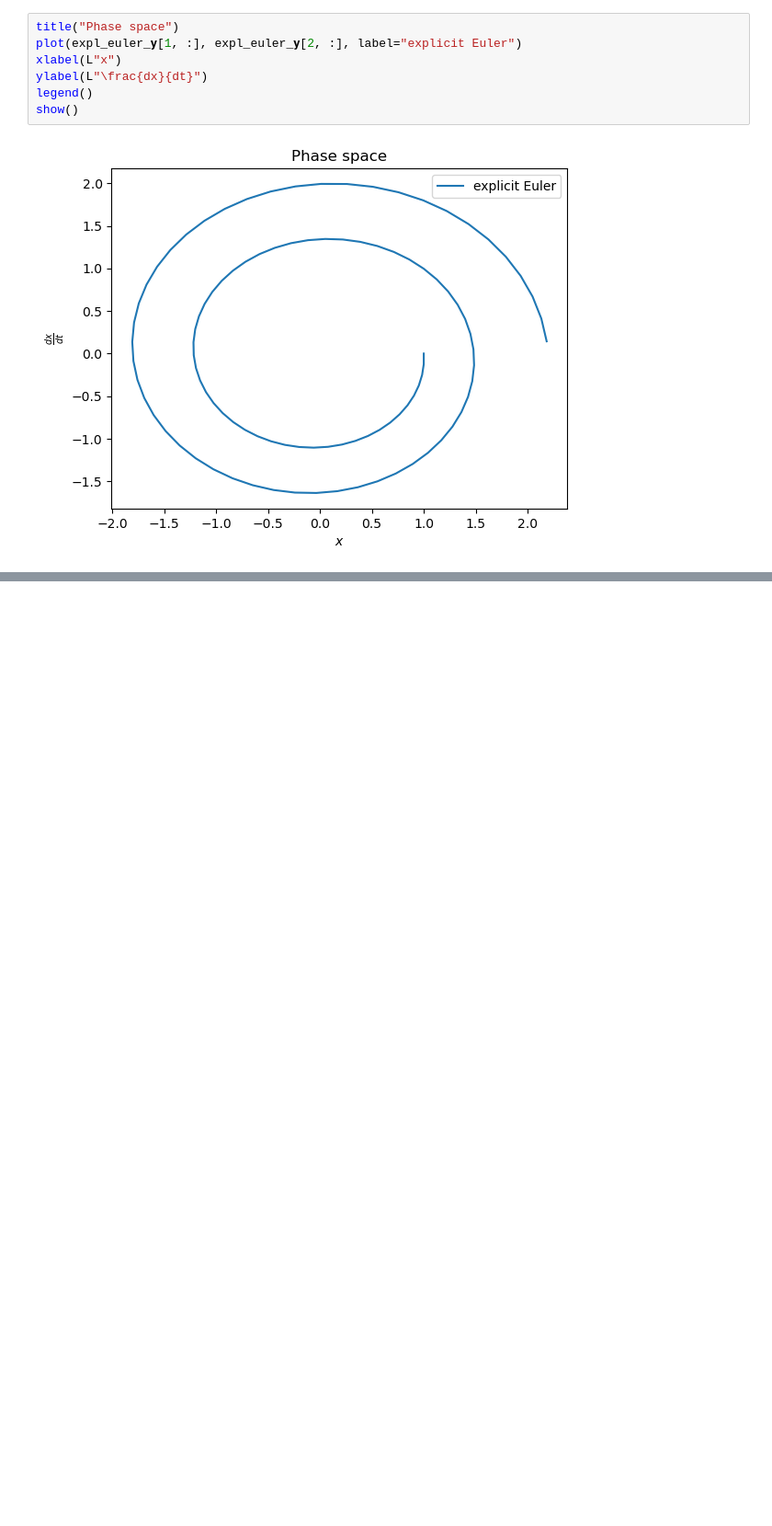
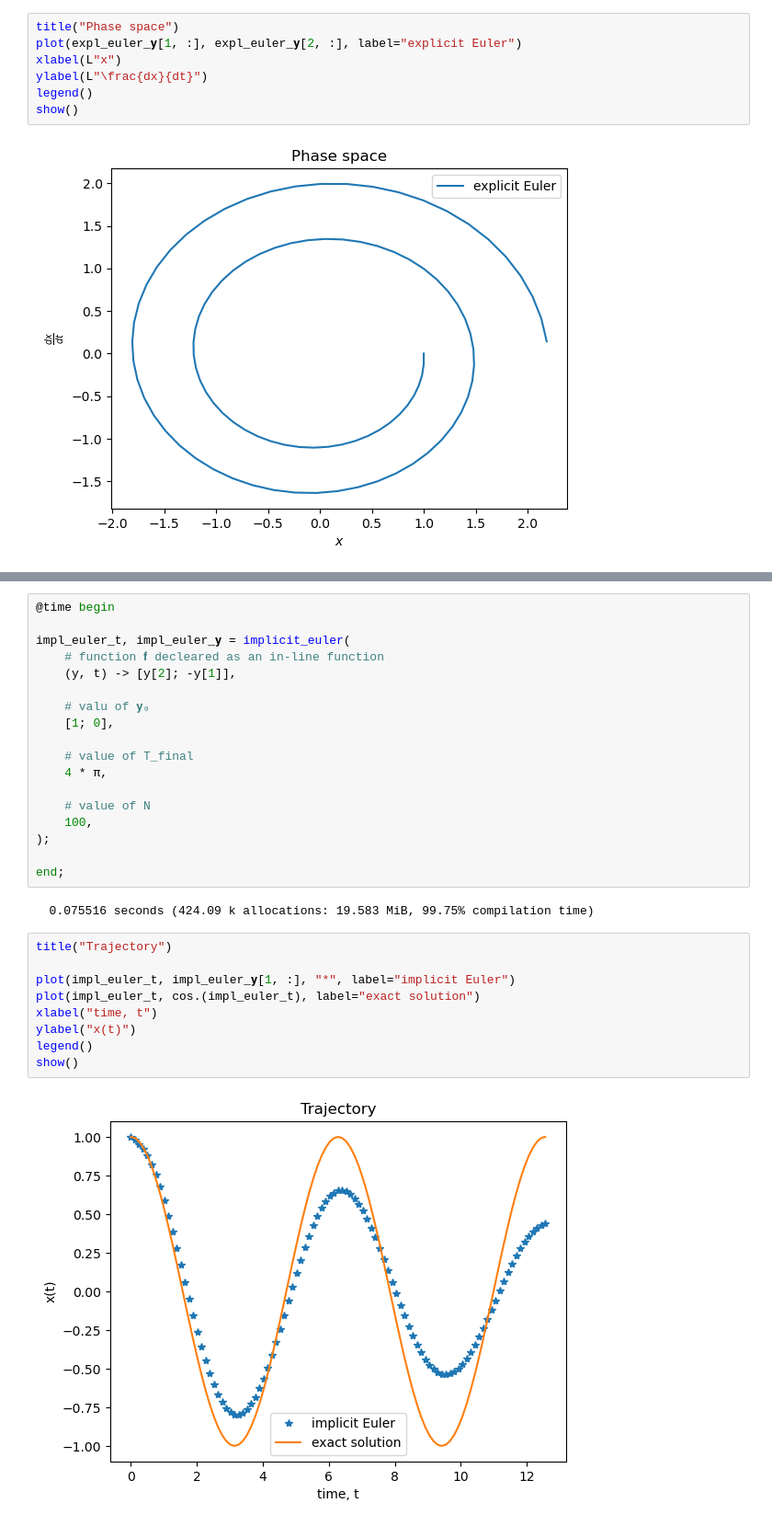
Before and after one commit to tkeegan12/Course_Computational_Physics_and_Engineering, a Jupyter notebook: Module3_Ordinary_Differential_Equations.ipynb, the cells around one changed output, grey strips where cells are left out. Shown at 92% size. Drawn from its saved outputs; the diff is of its cells as text; blank space fills up the shorter version.

```diff
--- a/Module3_Ordinary_Differential_Equations.ipynb
+++ b/Module3_Ordinary_Differential_Equations.ipynb
@@ -168,0 +303,31 @@ In practice, [the forth-order Runge-Kutta method (RK4)](https://dlmf.nist.gov/3.
+# %%
+@time begin
+
+impl_euler_t, impl_euler_𝐲 = implicit_euler(
+    # function 𝐟 decleared as an in-line function
+    (y, t) -> [y[2]; -y[1]],
+
+    # valu of 𝐲₀
+    [1; 0],
+
+    # value of T_final
+    4 * π,
+
+    # value of N
+    100,
+);
+
+end;
+# %% [output]
+  0.075516 seconds (424.09 k allocations: 19.583 MiB, 99.75% compilation time)
+# %%
+title("Trajectory")
+
+plot(impl_euler_t, impl_euler_𝐲[1, :], "*", label="implicit Euler")
+plot(impl_euler_t, cos.(impl_euler_t), label="exact solution")
+xlabel("time, t")
+ylabel("x(t)")
+legend()
+show()
+# %% [output]
+[figure, added]
```
Also changed, not shown: parts of 11 cells of this notebook.
